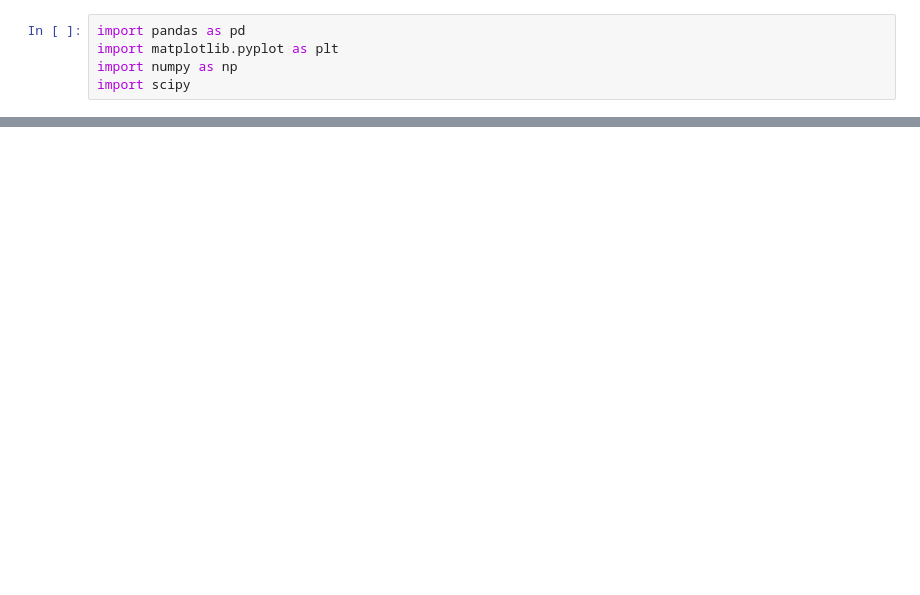
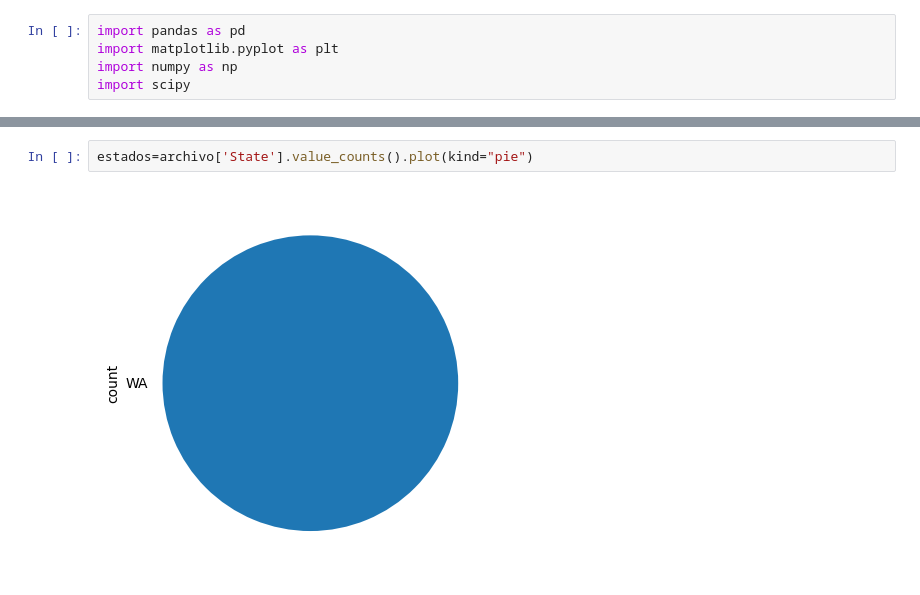
Before and after one commit to Dustin1904/PruebaSegundoBimestre, a Jupyter notebook: Prueba segundo Bimestre/archive/Untitled.ipynb, the cells around one changed output, grey strips where cells are left out. Saved outputs shown, nothing was run; the diff lists cells and outputs as text; blank space fills up the shorter version.

```diff
--- a/Prueba segundo Bimestre/archive/Untitled.ipynb
+++ b/Prueba segundo Bimestre/archive/Untitled.ipynb
@@ -22,0 +47,4 @@ archivo
+# %%
+estados=archivo['State'].value_counts().plot(kind="pie")
+# %% [output]
+[figure, added]
```
Also changed, not shown: parts of 11 cells of this notebook.
